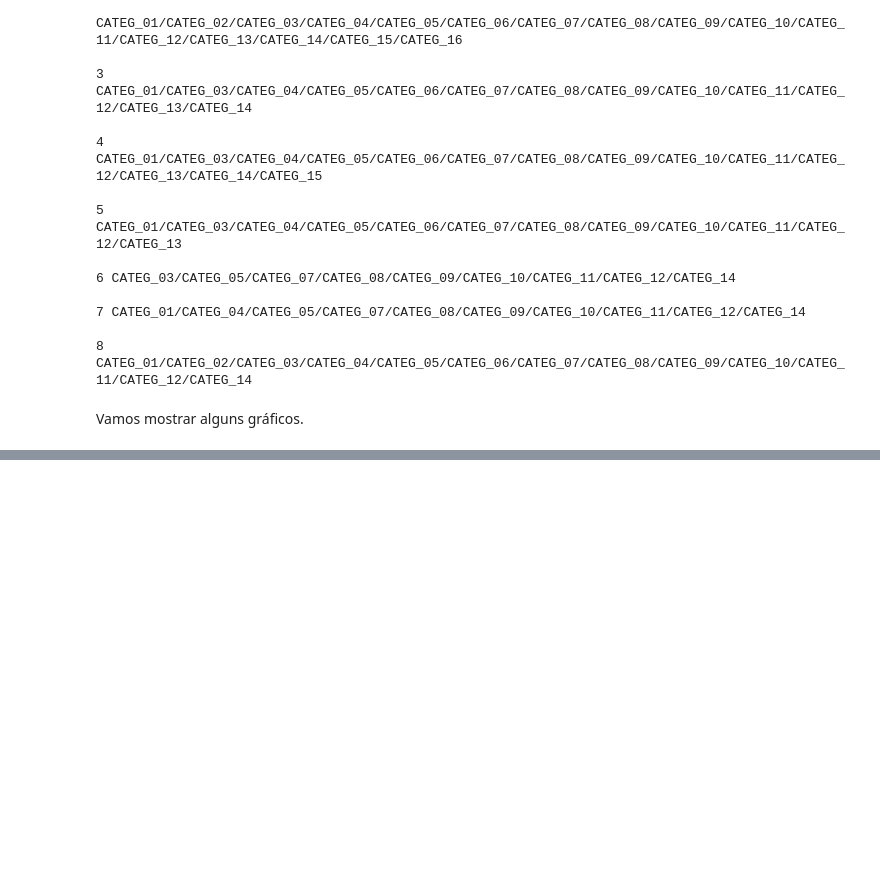
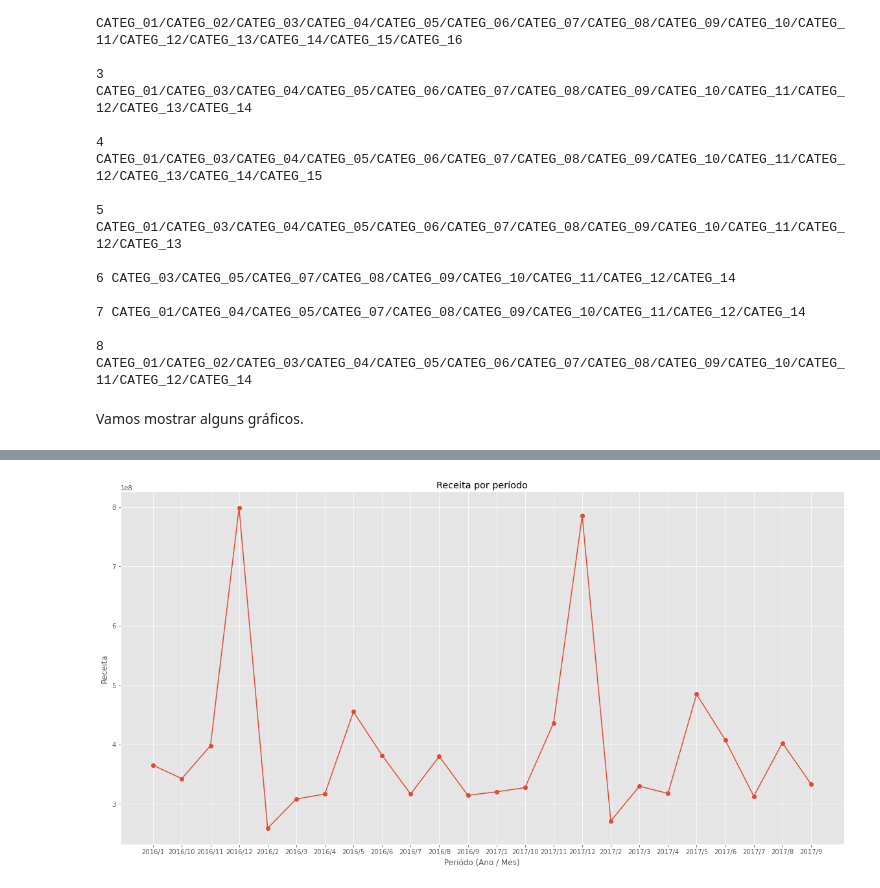
Before and after one commit to MetlHedd/cm-bigdata, a Jupyter notebook: Notebook-fla.ipynb, the cells around one changed output, grey strips where cells are left out. Saved outputs shown, nothing was run; the diff lists cells and outputs as text; code cells hidden in the pictures; blank space fills up the shorter version.

```diff
--- a/Notebook-fla.ipynb
+++ b/Notebook-fla.ipynb
@@ -230,0 +249,4 @@ plt.show()
+# %%
+data["periodo"] = data["ano"].astype(str) + "/" + data["mes"].astype(str)
+
+data.head(10)
@@ -230,0 +265,2 @@ plt.show()
+# %%
+data_periodo = data.groupby(["periodo"])
@@ -230,0 +269,9 @@ plt.show()
+# %%
+# Peridoo, Soma da receita, Soma unitária, Quantidade de produtos registrado no período
+receita_periodo = [[], [], [], []]
+
+for (periodo, df) in data_periodo:
+    receita_periodo[0].append(periodo)
+    receita_periodo[1].append(df.receita.sum())
+    receita_periodo[2].append(df.rec_un.sum())
+    receita_periodo[3].append(len(df))
@@ -230,0 +298,11 @@ plt.show()
+# %%
+plt.figure(figsize = (20, 10))
+plt.plot(receita_periodo[0], receita_periodo[1], marker = 'o')
+
+plt.title("Receita por período")
+plt.xlabel("Periódo (Ano / Mes)")
+plt.ylabel("Receita")
+
+plt.show()
+# %% [output]
+[figure, added]
```
Also changed, not shown: parts of 10 cells of this notebook.
